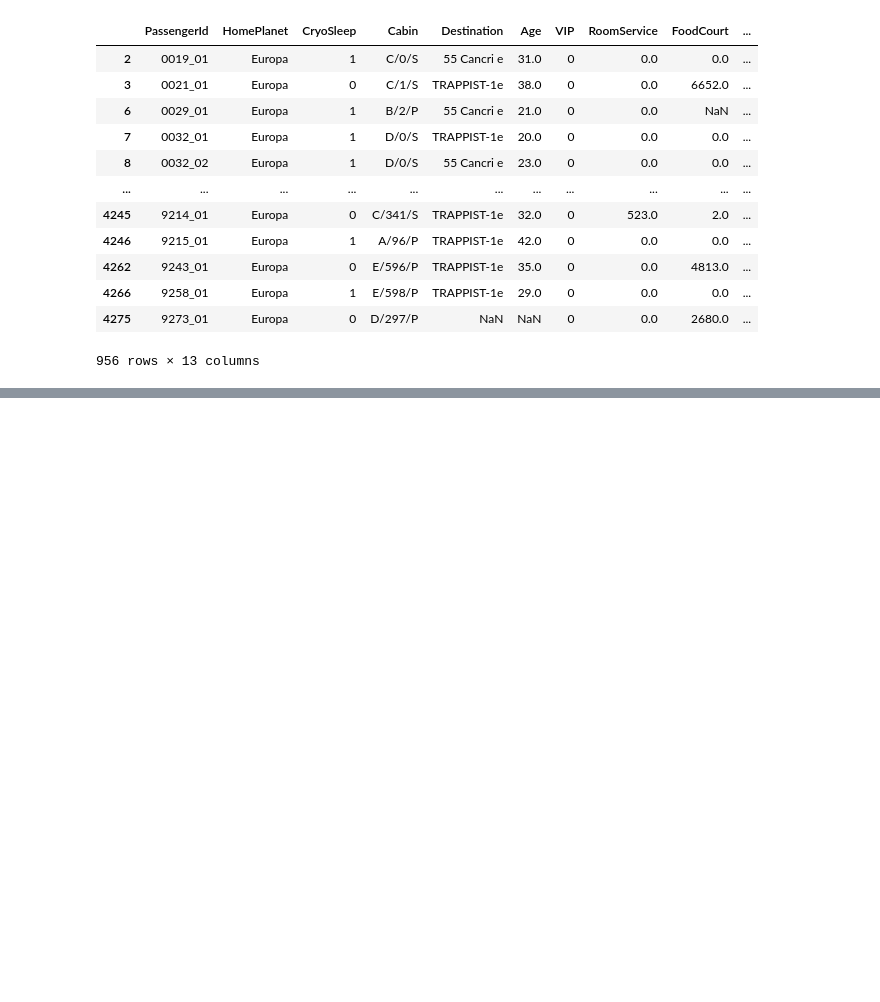
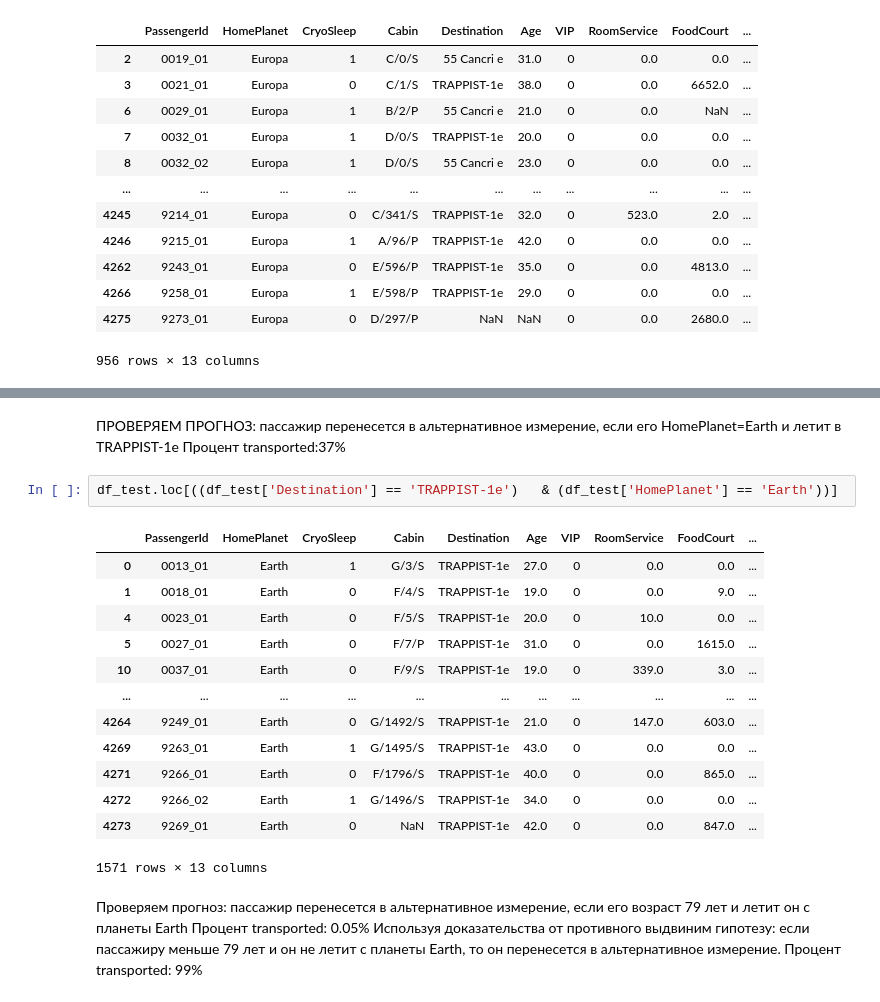
Before and after one commit to PigalAnastasiya/DScourse_Pigal, a Jupyter notebook: homework22_05/spaceship_titanic.ipynb, the cells around one changed output, grey strips where cells are left out. Drawn from its saved outputs; the diff is of its cells as text; blank space fills up the shorter version.

```diff
--- a/homework22_05/spaceship_titanic.ipynb
+++ b/homework22_05/spaceship_titanic.ipynb
@@ -618,0 +717,24 @@ df_test.loc[((df_test['HomePlanet'] == 'Europa') & (df_test['VIP'] == 0) )]
+# %% [markdown]
+ПРОВЕРЯЕМ ПРОГНОЗ: пассажир перенесется в альтернативное измерение, если его HomePlanet=Earth и летит в TRAPPIST-1e
+Процент transported:37%
+# %%
+df_test.loc[((df_test['Destination'] == 'TRAPPIST-1e')   & (df_test['HomePlanet'] == 'Earth'))]
+# %% [output]
+|  | PassengerId | HomePlanet | CryoSleep | Cabin | Destination | Age | VIP | RoomService | FoodCourt | ... |
+| 0 | 0013_01 | Earth | 1 | G/3/S | TRAPPIST-1e | 27.0 | 0 | 0.0 | 0.0 | ... |
+| 1 | 0018_01 | Earth | 0 | F/4/S | TRAPPIST-1e | 19.0 | 0 | 0.0 | 9.0 | ... |
+| 4 | 0023_01 | Earth | 0 | F/5/S | TRAPPIST-1e | 20.0 | 0 | 10.0 | 0.0 | ... |
+| 5 | 0027_01 | Earth | 0 | F/7/P | TRAPPIST-1e | 31.0 | 0 | 0.0 | 1615.0 | ... |
+| 10 | 0037_01 | Earth | 0 | F/9/S | TRAPPIST-1e | 19.0 | 0 | 339.0 | 3.0 | ... |
+| ... | ... | ... | ... | ... | ... | ... | ... | ... | ... | ... |
+| 4264 | 9249_01 | Earth | 0 | G/1492/S | TRAPPIST-1e | 21.0 | 0 | 147.0 | 603.0 | ... |
+| 4269 | 9263_01 | Earth | 1 | G/1495/S | TRAPPIST-1e | 43.0 | 0 | 0.0 | 0.0 | ... |
+| 4271 | 9266_01 | Earth | 0 | F/1796/S | TRAPPIST-1e | 40.0 | 0 | 0.0 | 865.0 | ... |
+| 4272 | 9266_02 | Earth | 1 | G/1496/S | TRAPPIST-1e | 34.0 | 0 | 0.0 | 0.0 | ... |
+| 4273 | 9269_01 | Earth | 0 | NaN | TRAPPIST-1e | 42.0 | 0 | 0.0 | 847.0 | ... |
+1571 rows × 13 columns
+# %% [markdown]
+Проверяем прогноз: пассажир перенесется в альтернативное измерение, если его возраст 79 лет и летит он с планеты Earth
+Процент transported: 0.05%
+Используя доказательства от противного выдвиним гипотезу: если пассажиру меньше 79 лет и он не летит с планеты Earth, то он перенесется в альтернативное измерение.
+Процент transported: 99%
```
Also changed, not shown: parts of 29 cells of this notebook, 1 other file.
